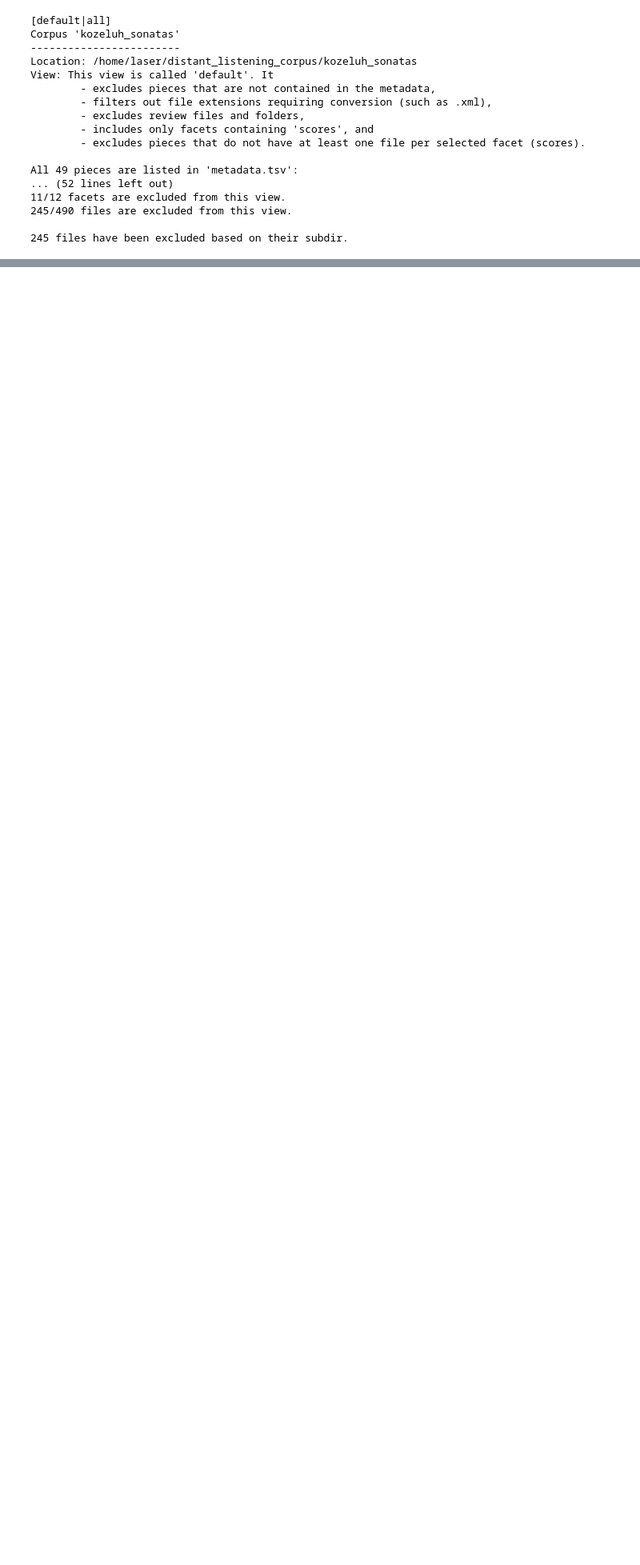
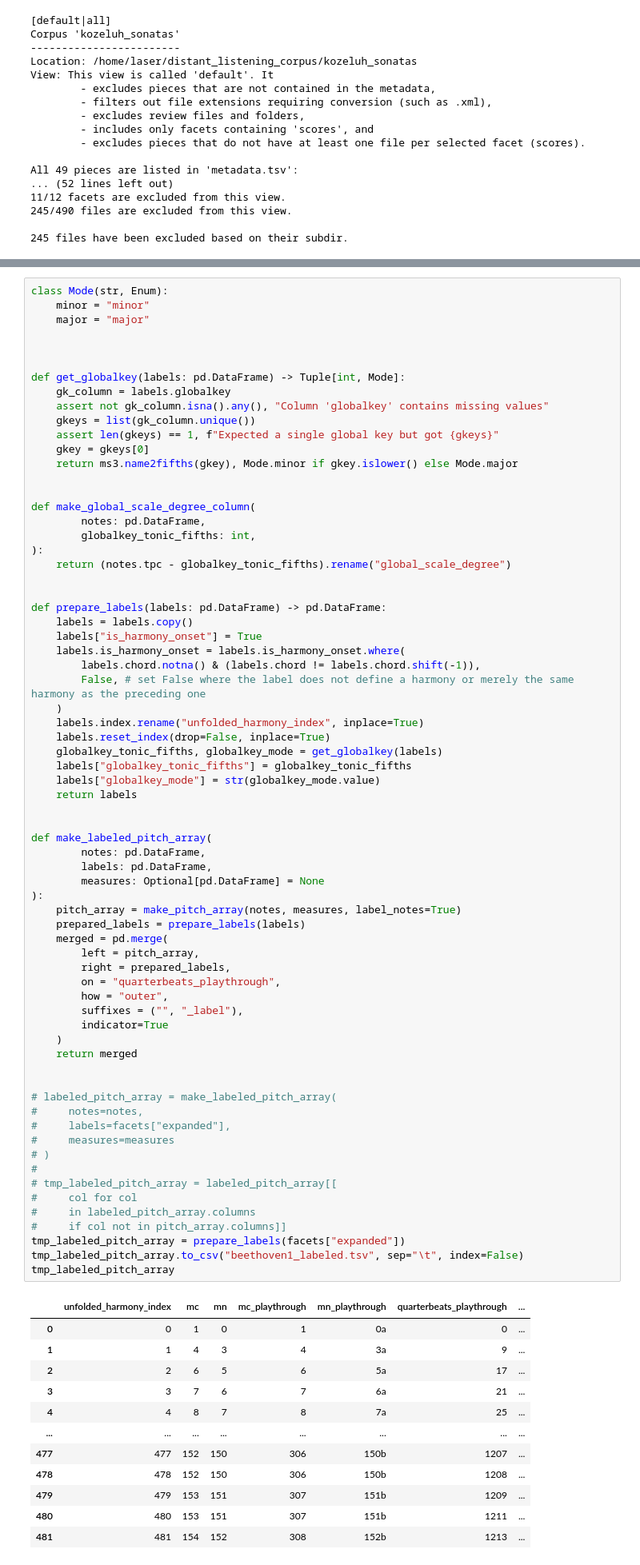
Before and after one commit to johentsch/AugmentedNet, a Jupyter notebook: notebooks/create_pitch_arrays.ipynb, the cells around one changed output, grey strips where cells are left out. Shown at 80% size. Drawn from its saved outputs; the diff is of its cells as text; blank space fills up the shorter version.

```diff
--- a/notebooks/create_pitch_arrays.ipynb
+++ b/notebooks/create_pitch_arrays.ipynb
@@ -174 +237,83 @@ pitch_array
 3386 rows × 19 columns
+# %%
+class Mode(str, Enum):
+    minor = "minor"
+    major = "major"
+
+
+
+def get_globalkey(labels: pd.DataFrame) -> Tuple[int, Mode]:
+    gk_column = labels.globalkey
+    assert not gk_column.isna().any(), "Column 'globalkey' contains missing values"
+    gkeys = list(gk_column.unique())
+    assert len(gkeys) == 1, f"Expected a single global key but got {gkeys}"
+    gkey = gkeys[0]
+    return ms3.name2fifths(gkey), Mode.minor if gkey.islower() else Mode.major
+
+
+def make_global_scale_degree_column(
+        notes: pd.DataFrame,
+        globalkey_tonic_fifths: int,
+):
+    return (notes.tpc - globalkey_tonic_fifths).rename("global_scale_degree")
+
+
+def prepare_labels(labels: pd.DataFrame) -> pd.DataFrame:
+    labels = labels.copy()
+    labels["is_harmony_onset"] = True
+    labels.is_harmony_onset = labels.is_harmony_onset.where(
+        labels.chord.notna() & (labels.chord != labels.chord.shift(-1)),
+        False, # set False where the label does not define a harmony or merely the same harmony as the preceding one
+    )
+    labels.index.rename("unfolded_harmony_index", inplace=True)
+    labels.reset_index(drop=False, inplace=True)
+    globalkey_tonic_fifths, globalkey_mode = get_globalkey(labels)
+    labels["globalkey_tonic_fifths"] = globalkey_tonic_fifths
+    labels["globalkey_mode"] = str(globalkey_mode.value)
+    return labels
+
+
+def make_labeled_pitch_array(
+        notes: pd.DataFrame,
+        labels: pd.DataFrame,
+        measures: Optional[pd.DataFrame] = None
+):
+    pitch_array = make_pitch_array(notes, measures, label_notes=True)
+    prepared_labels = prepare_labels(labels)
+    merged = pd.merge(
+        left = pitch_array,
+        right = prepared_labels,
+        on = "quarterbeats_playthrough",
+        how = "outer",
+        suffixes = ("", "_label"),
+        indicator=True
+    )
+    return merged
+
+
+# labeled_pitch_array = make_labeled_pitch_array(
+#     notes=notes,
+#     labels=facets["expanded"],
+#     measures=measures
+# )
+#
+# tmp_labeled_pitch_array = labeled_pitch_array[[
+#     col for col
+#     in labeled_pitch_array.columns
+#     if col not in pitch_array.columns]]
+tmp_labeled_pitch_array = prepare_labels(facets["expanded"])
+tmp_labeled_pitch_array.to_csv("beethoven1_labeled.tsv", sep="\t", index=False)
+tmp_labeled_pitch_array
+# %% [output]
+|  | unfolded_harmony_index | mc | mn | mc_playthrough | mn_playthrough | quarterbeats_playthrough | ... |
+| 0 | 0 | 1 | 0 | 1 | 0a | 0 | ... |
+| 1 | 1 | 4 | 3 | 4 | 3a | 9 | ... |
+| 2 | 2 | 6 | 5 | 6 | 5a | 17 | ... |
+| 3 | 3 | 7 | 6 | 7 | 6a | 21 | ... |
+| 4 | 4 | 8 | 7 | 8 | 7a | 25 | ... |
+| ... | ... | ... | ... | ... | ... | ... | ... |
+| 477 | 477 | 152 | 150 | 306 | 150b | 1207 | ... |
+| 478 | 478 | 152 | 150 | 306 | 150b | 1208 | ... |
+| 479 | 479 | 153 | 151 | 307 | 151b | 1209 | ... |
+| 480 | 480 | 153 | 151 | 307 | 151b | 1211 | ... |
+| 481 | 481 | 154 | 152 | 308 | 152b | 1213 | ... |
```
Also changed, not shown: parts of 7 cells of this notebook, 3 other files.
